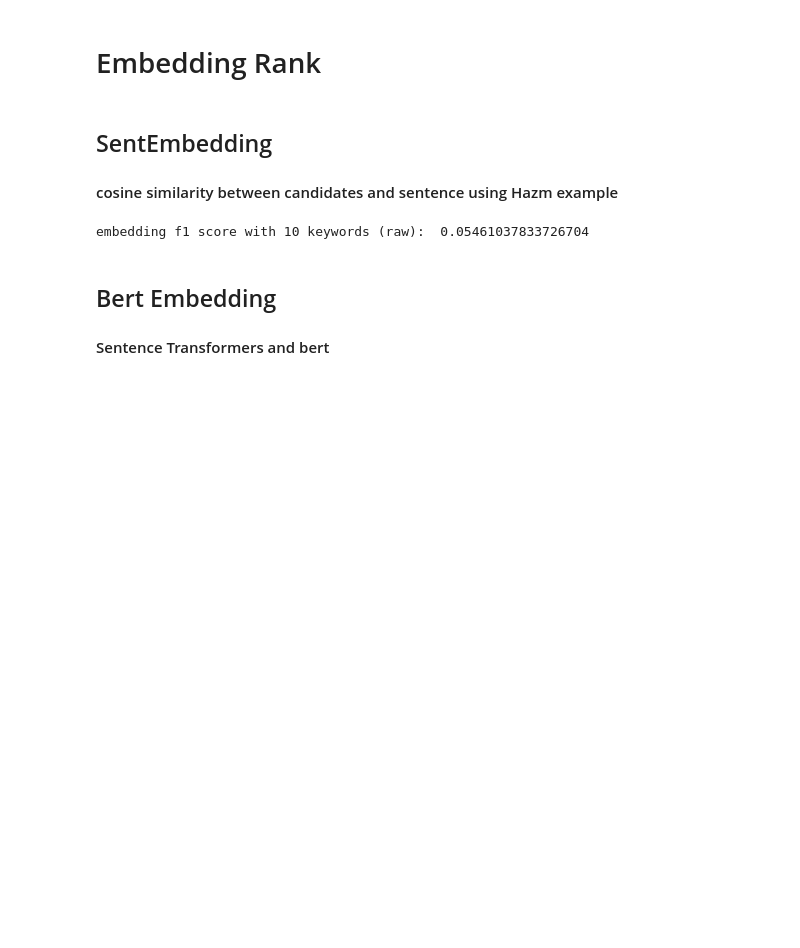
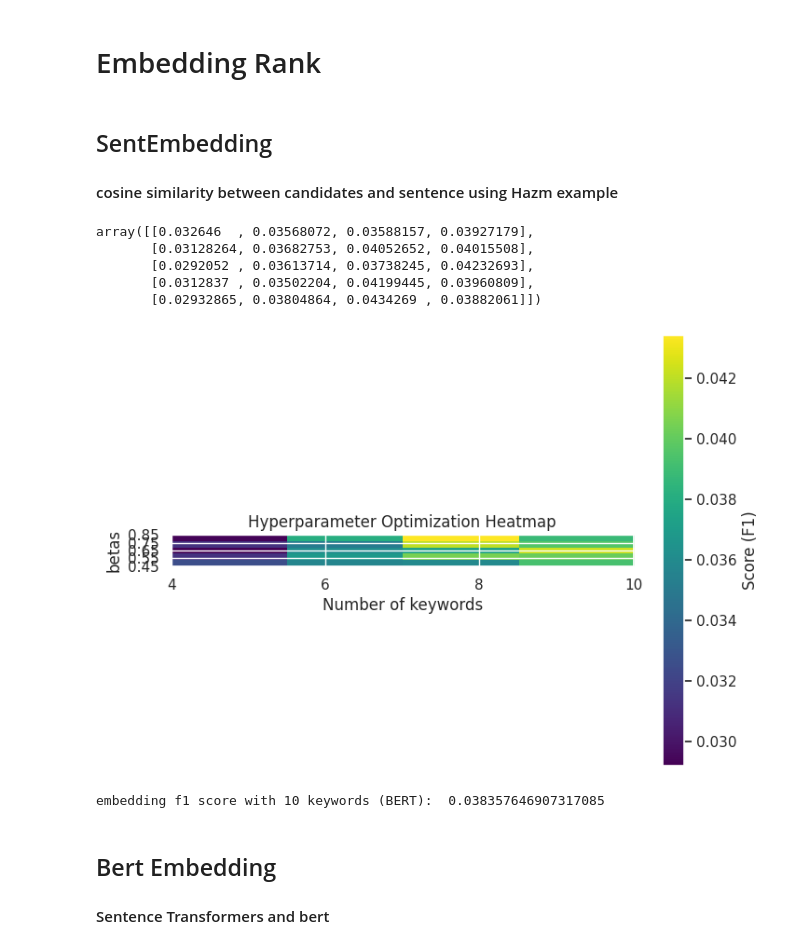
Before and after one commit to Nima-Nilchian/Keyword_extraction, a Jupyter notebook: Keyword_extraction.ipynb, the cells around one changed output. Cells and saved outputs as stored; diff of their text form; code cells hidden in the pictures; blank space fills up the shorter version.

Commit message:
embedrank hyperparameters optimization - bert embeddings

```diff
--- a/Keyword_extraction.ipynb
+++ b/Keyword_extraction.ipynb
@@ -815,2 +787,54 @@ def embedRank(text, keyword_num, sent2vecModel=None, posTaggerModel=None):
+# %%
+train_text, train_keywords = all_texts, df.keywords.iloc
+# %%
+st = time.time()
+
+betas = [0.45, 0.55, 0.65, 0.75, 0.85]
+num_keywords = [4, 6, 8, 10]
+
+scores_grid = np.zeros((len(betas), len(num_keywords)))
+
+best_score = -1
+best_params = None
+
+for i, beta in enumerate(betas):
+  for j, num in enumerate(num_keywords):
+    emb_scores = []
+    for t, text in enumerate(train_text):
+      keywords = embedRank(text, num, beta)
+      emb_scores.append(evaluate(keywords, train_keywords[t], ngrams_=True))
+
+    score = np.array(emb_scores).mean(axis=0)[0]
+    if score > best_score:
+        best_score = score
+        best_params = {'beta': beta, 'num_keywords': num}
+
+    scores_grid[i, j] = score
+
+print(f"Best Score = {round(best_score, 4)} with beta = {best_params['beta']} and \
+ number of keywords = {best_params['num_keywords']}")
+
+end = time.time()
+print(f'Performance time = {round((end - st)/60, 2)} minutes')
+# %%
+scores_grid
+# %% [output]
+array([[0.032646  , 0.03568072, 0.03588157, 0.03927179],
+       [0.03128264, 0.03682753, 0.04052652, 0.04015508],
+       [0.0292052 , 0.03613714, 0.03738245, 0.04232693],
+       [0.0312837 , 0.03502204, 0.04199445, 0.03960809],
+       [0.02932865, 0.03804864, 0.0434269 , 0.03882061]])
+# %%
+plt.figure(figsize=(8, 6))
+plt.imshow(scores_grid, cmap='viridis', origin='lower', extent=[min(num_keywords), max(num_keywords), min(betas), max(betas)])
+plt.colorbar(label='Score (F1)')
+plt.xlabel('Number of keywords')
+plt.ylabel('betas')
+plt.title('Hyperparameter Optimization Heatmap')
+plt.xticks(num_keywords)
+plt.yticks(betas)
+plt.show()
+# %% [output]
+[figure, added]
 # %%
 all_keyword = []
@@ -826,8 +846,8 @@ all_keyword
 emb_scores = []
 
 for i in range(len(all_keyword)):
-  emb_scores.append(evaluate(all_keyword[i], df.keywords.iloc[i], ngrams=True))
+  emb_scores.append(evaluate(all_keyword[i],df.keywords.iloc[i], ngrams_=True))
 
-print(f'embedding f1 score with {10} keywords (raw): ', np.array(emb_scores).mean(axis=0)[0])
+print(f'embedding f1 score with {10} keywords (BERT): ', np.array(emb_scores).mean(axis=0)[0])
 # %% [output]
-embedding f1 score with 10 keywords (raw):  0.05461037833726704
+embedding f1 score with 10 keywords (BERT):  0.038357646907317085
```
Also changed, not shown: parts of 14 cells of this notebook.
